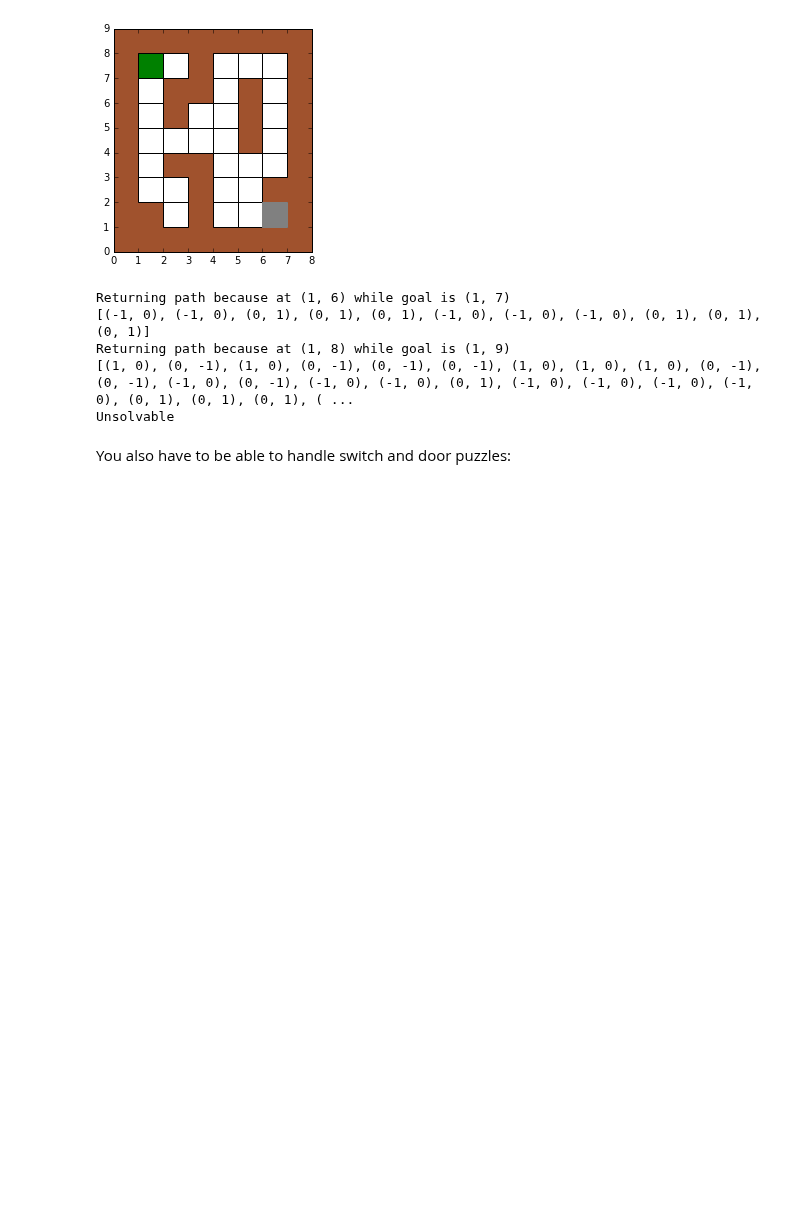
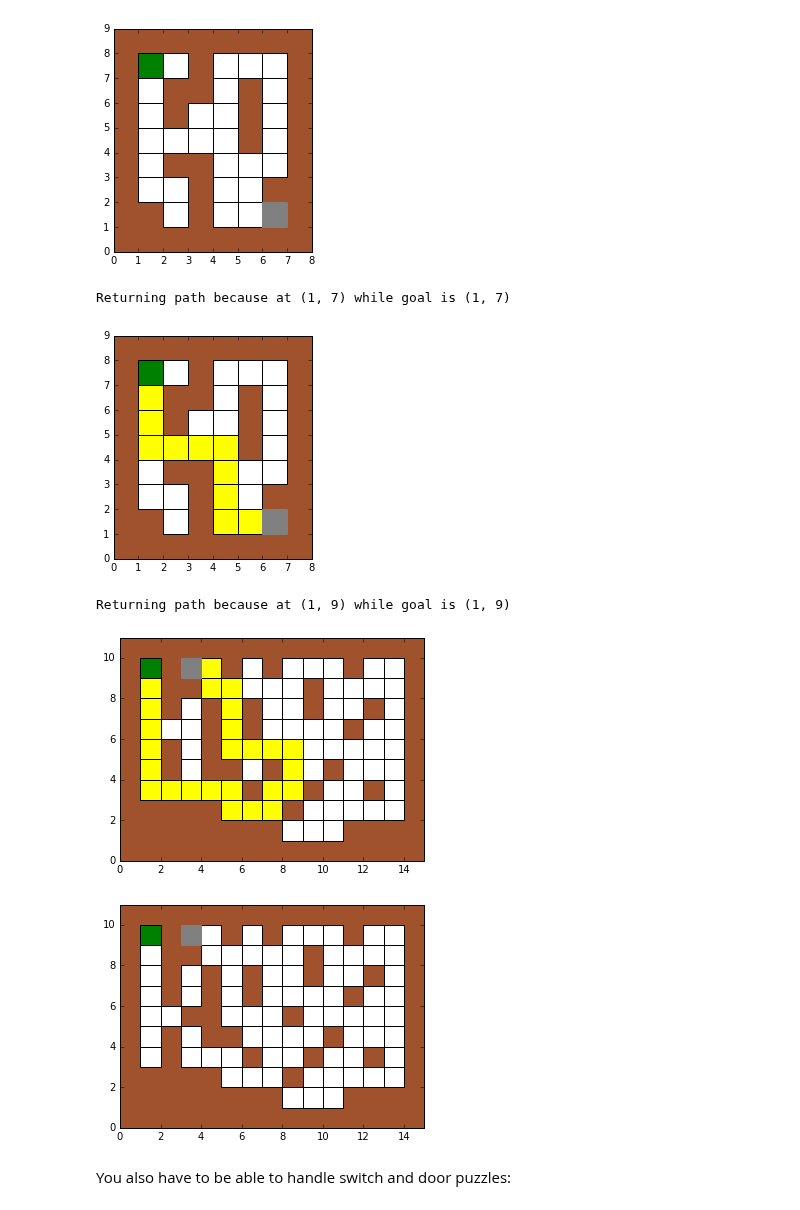
Before and after one commit to JoeOsborn/spcs-ai, a Jupyter notebook: projects/3-mazes/Galanti.ipynb, the cells around one changed output. Drawn from its saved outputs; the diff is of its cells as text; code cells hidden in the pictures; blank space fills up the shorter version.

Commit message:
Update with solution to maze4

```diff
--- a/projects/3-mazes/Galanti.ipynb
+++ b/projects/3-mazes/Galanti.ipynb
@@ -105,8 +105,6 @@ class Maze:
             self.player_alive = False
         if cell == "!" and random.random() < 0.6:
             self.player_alive = False
-        self.cost+=1
-        self.path.append((dx,dy))
 
     def available_moves(self):
         if not self.player_alive:
@@ -151,6 +149,13 @@ class Maze:
             return NotImplemented
         return ((self.grid, self.player_pos, self.player_alive) <
                 (other.grid, other.player_pos, other.player_alive))
+    def draw_path(self, path):
+        for (x, y) in path:
+            self.grid[y][x] = "g"
+
+   # def __lt__(self, other):
+   #     if self==other: return False
+   #     return id(self) < id(other)
 
     def is_at_exit(self):
         return self.player_alive and self.player_pos == self.exit_pos
@@ -247,6 +252,10 @@ def heuristic(maze):
         #print(current)
 
         #print(current.available_moves())
+        if current.is_at_exit():
+            print("Returning path because at " + str(current.player_pos) + " while goal is " + str(current.exit_pos))
+            current.path.pop()
+            return current.path
 
         for move in current.available_moves():
             #print("Checking move " + str(move))
@@ -274,15 +283,16 @@ def heuristic(maze):
             if not successor in visited or new_cost < current.cost:
                 #cost_so_far[current] = new_cost
                 priority = new_cost + manhattan_distance(successor.player_pos, successor.exit_pos)
+
+                successor.cost += 1
+                successor.path.append(successor.player_pos)
+
                 frontier.put((priority, successor))
                 visited.add(successor)
                 #came_from[current] = successor
-            if successor.is_at_exit():
-                print("Returning path because at " + str(current.player_pos) + " while goal is " + str(current.exit_pos))
-                return successor.path
 
 
-    return 'Unsolvable'
+    return []
 # %%
 def maze1():
     return Maze([
@@ -334,16 +344,24 @@ def mazeUnsolvable1():
 #mazeUnsolvable1().draw()
 # %% [output]
 [figure]
-# %%
-print(heuristic(maze1()))
-print(heuristic(maze2()))
-print(heuristic(mazeUnsolvable1()))
-# %% [output]
-Returning path because at (1, 6) while goal is (1, 7)
-[(-1, 0), (-1, 0), (0, 1), (0, 1), (0, 1), (-1, 0), (-1, 0), (-1, 0), (0, 1), (0, 1), (0, 1)]
-Returning path because at (1, 8) while goal is (1, 9)
-[(1, 0), (0, -1), (1, 0), (0, -1), (0, -1), (0, -1), (1, 0), (1, 0), (1, 0), (0, -1), (0, -1), (-1, 0), (0, -1), (-1, 0), (-1, 0), (0, 1), (-1, 0), (-1, 0), (-1, 0), (-1, 0), (0, 1), (0, 1), (0, 1), ( ...
-Unsolvable
+# %%
+m1 = maze1()
+m1.draw_path(heuristic(m1))
+m1.draw()
+
+m2 = maze2()
+m2.draw_path(heuristic(m2))
+m2.draw()
+
+m3 = mazeUnsolvable1()
+m3.draw_path(heuristic(m3))
+m3.draw()
+# %% [output]
+Returning path because at (1, 7) while goal is (1, 7)
+[figure, added]
+Returning path because at (1, 9) while goal is (1, 9)
+[figure, added]
+[figure, added]
 # %% [markdown]
 You also have to be able to handle switch and door puzzles:
 # %%
```
Also changed, not shown: parts of 4 cells of this notebook.
